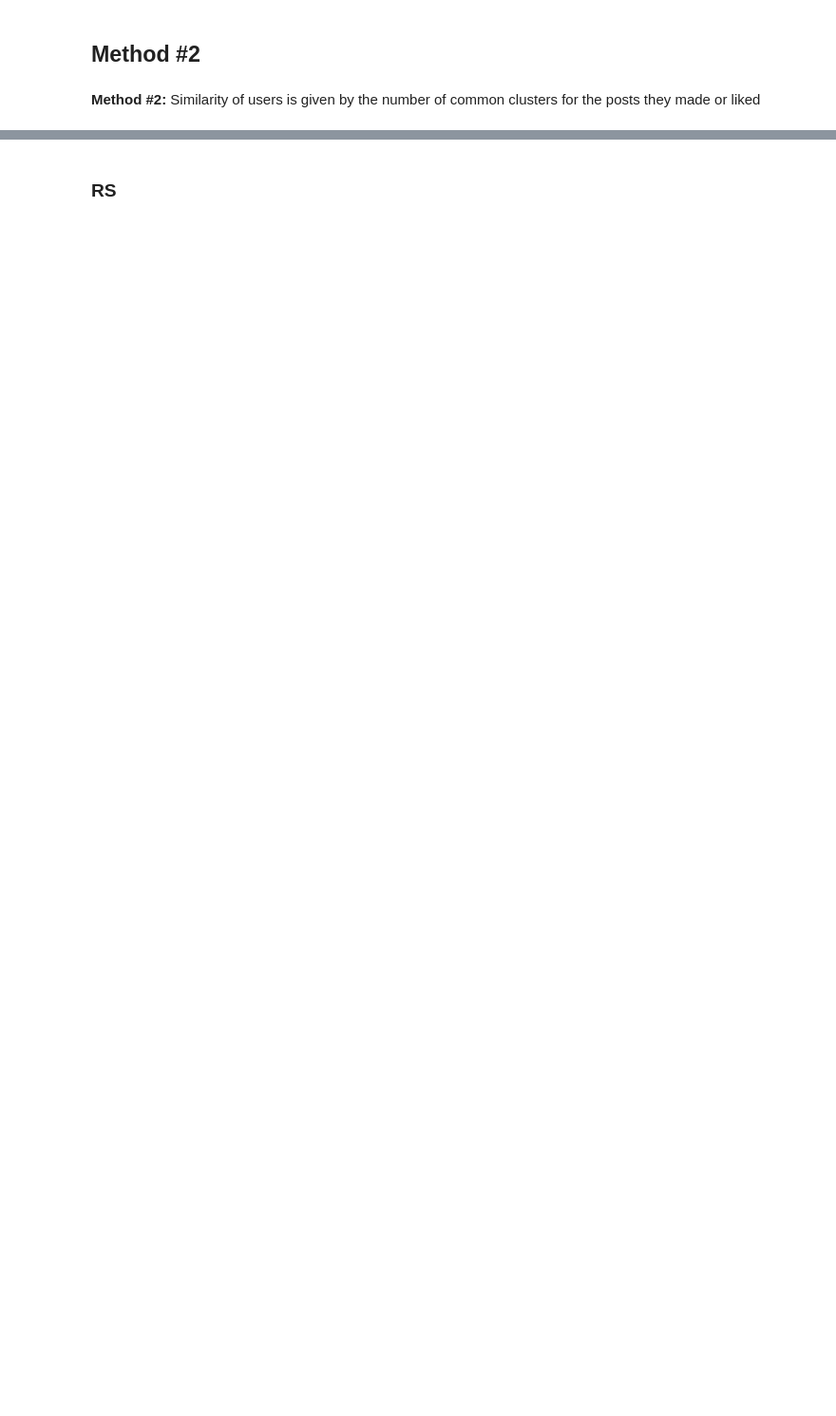
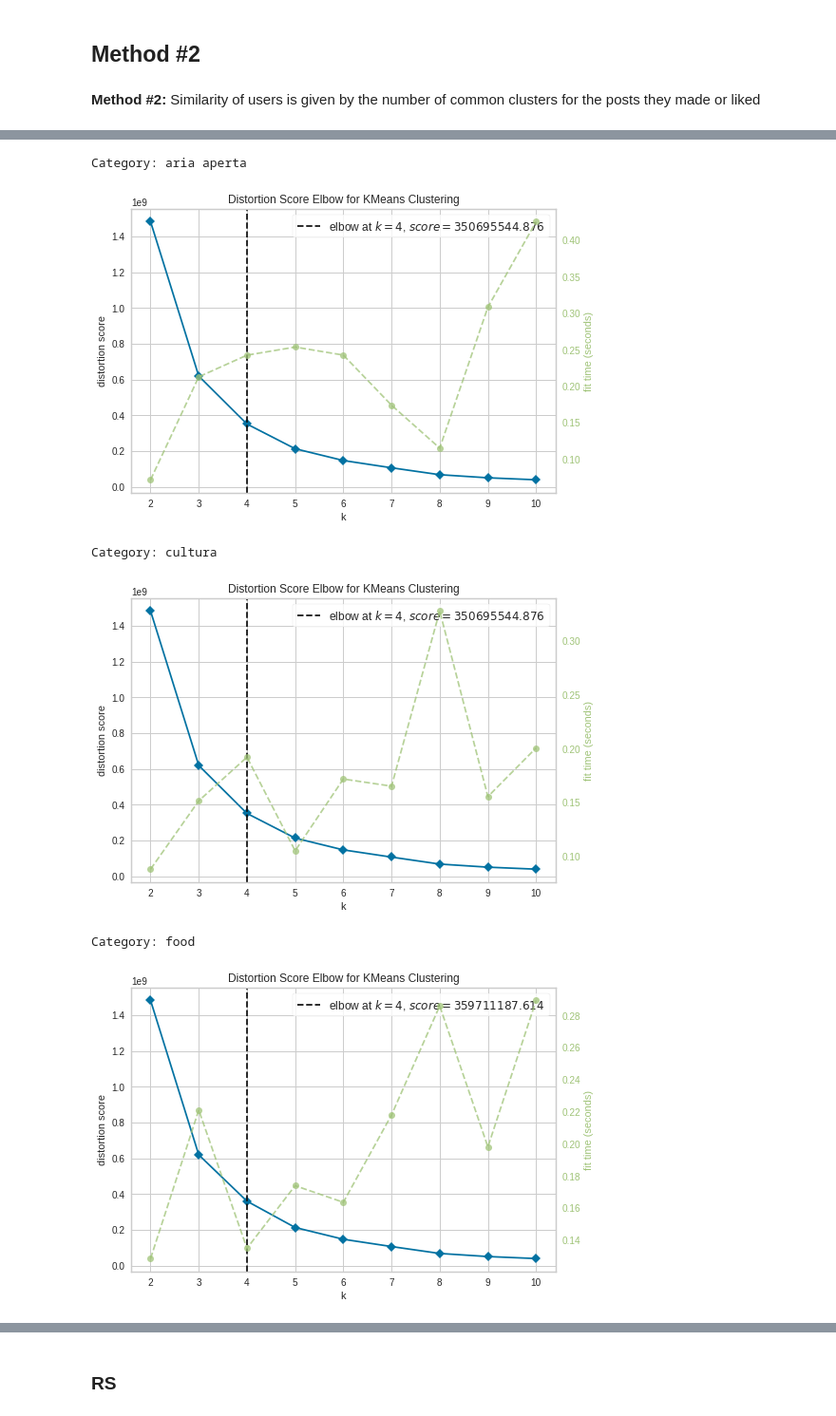
Before and after one commit to GianRomani/Notes, a Jupyter notebook: RecSys.ipynb, the cells around one changed output, grey strips where cells are left out. Shown: that part at 95% size. Saved outputs shown, nothing was run; the diff lists cells and outputs as text; code cells hidden in the pictures; blank space fills up the shorter version.

```diff
--- a/RecSys.ipynb
+++ b/RecSys.ipynb
@@ -128,0 +175,11 @@ tfidf_dict["food"]
+# %%
+device = 0
+if torch.cuda.is_available():
+    # Tell PyTorch to use the GPU.
+    device = torch.device("cuda")
+    print('There are %d GPU(s) available.' % torch.cuda.device_count())
+    print('We will use the GPU:', torch.cuda.get_device_name(0))
+# If not...
+else:
+    print('No GPU available, using the CPU instead.')
+    device = torch.device("cpu")
@@ -128,0 +237,3 @@ tfidf_dict["food"]
+# %%
+model = MyTransformer(device=device)
+embeddings = model.encode(df_schede.description)
@@ -344,4 +500,11 @@ def kmeans_computation(data, tfidf_dict, categories:list, svd, k, visualizer=Fal
       elbow_visualizer(data_cleaned, k)
 # %%
 #kmeans_computation(["food"])
-#kmeans_computation(X, tfidf_dict, categories, svd_dict, 10)
+kmeans_computation(X, tfidf_dict, categories, svd_dict, 10)
+# %% [output]
+Category: aria aperta
+[figure, added]
+Category: cultura
+[figure, added]
+Category: food
+[figure, added]
```
Also changed, not shown: parts of 52 cells of this notebook, 7 other files.
